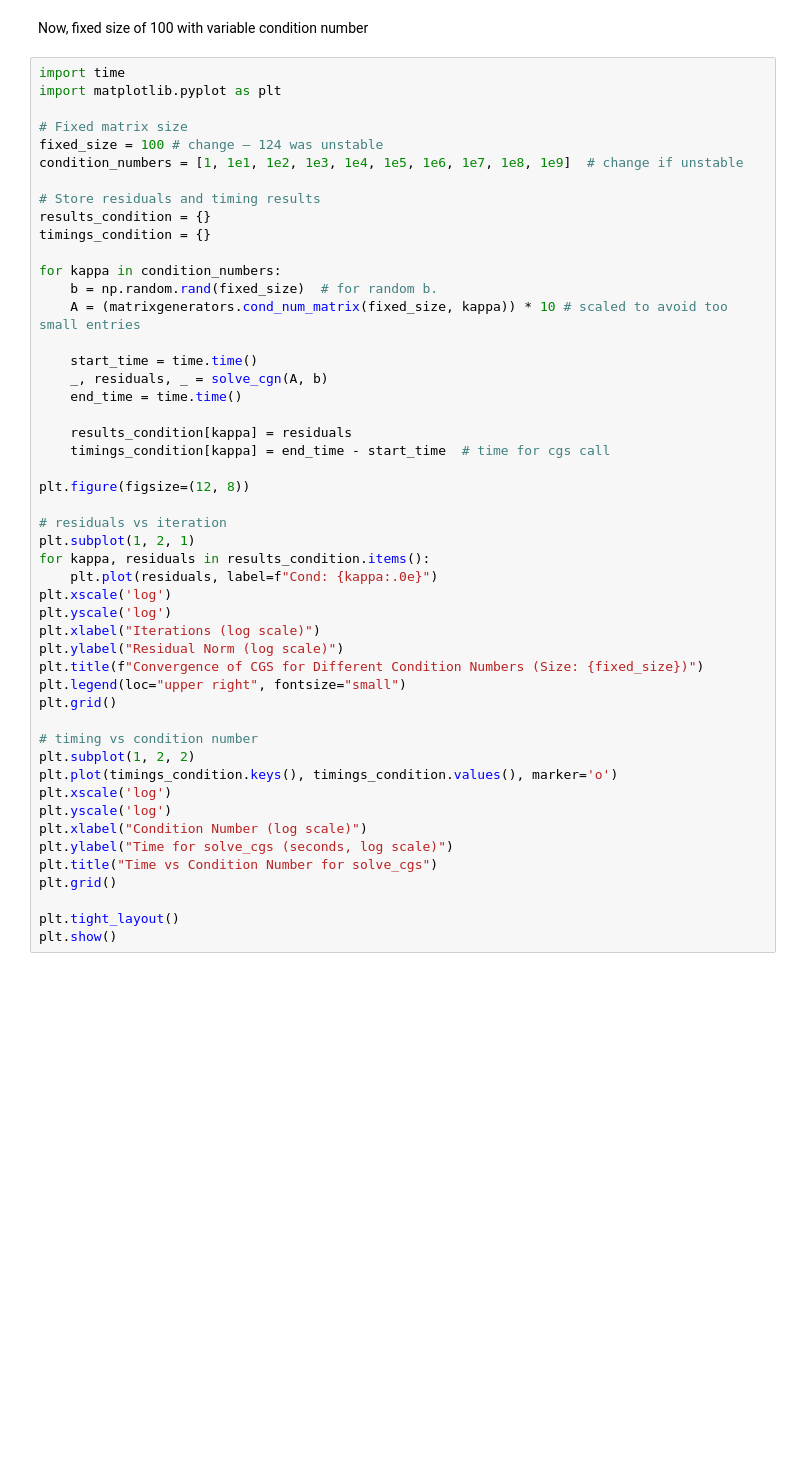
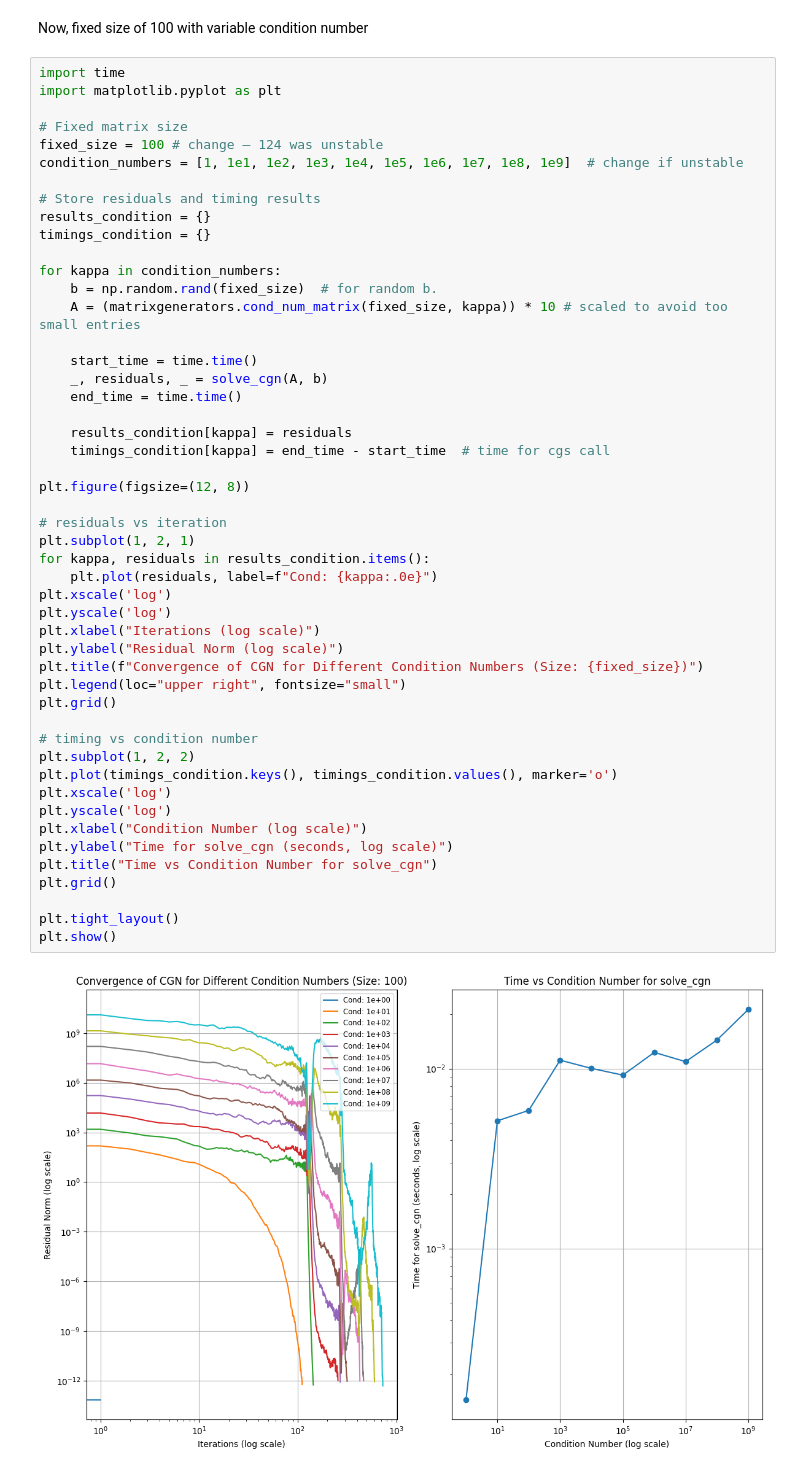
Before and after one commit to connorbuchheit/RandomMatrixProject, a Jupyter notebook: CGNexperiments.ipynb, the cells around one changed output. Saved outputs shown, nothing was run; the diff lists cells and outputs as text; blank space fills up the shorter version.

```diff
--- a/CGNexperiments.ipynb
+++ b/CGNexperiments.ipynb
@@ -140,33 +140,35 @@ for kappa in condition_numbers:
     start_time = time.time()
     _, residuals, _ = solve_cgn(A, b)
     end_time = time.time()
 
     results_condition[kappa] = residuals
     timings_condition[kappa] = end_time - start_time  # time for cgs call
 
 plt.figure(figsize=(12, 8))
 
 # residuals vs iteration
 plt.subplot(1, 2, 1)
 for kappa, residuals in results_condition.items():
     plt.plot(residuals, label=f"Cond: {kappa:.0e}")
 plt.xscale('log')
 plt.yscale('log')
 plt.xlabel("Iterations (log scale)")
 plt.ylabel("Residual Norm (log scale)")
-plt.title(f"Convergence of CGS for Different Condition Numbers (Size: {fixed_size})")
+plt.title(f"Convergence of CGN for Different Condition Numbers (Size: {fixed_size})")
 plt.legend(loc="upper right", fontsize="small")
 plt.grid()
 
 # timing vs condition number
 plt.subplot(1, 2, 2)
 plt.plot(timings_condition.keys(), timings_condition.values(), marker='o')
 plt.xscale('log')
 plt.yscale('log')
 plt.xlabel("Condition Number (log scale)")
-plt.ylabel("Time for solve_cgs (seconds, log scale)")
-plt.title("Time vs Condition Number for solve_cgs")
+plt.ylabel("Time for solve_cgn (seconds, log scale)")
+plt.title("Time vs Condition Number for solve_cgn")
 plt.grid()
 
 plt.tight_layout()
 plt.show()
+# %% [output]
+[figure, added]
```
Also changed, not shown: parts of 5 cells of this notebook, 3 other files.
